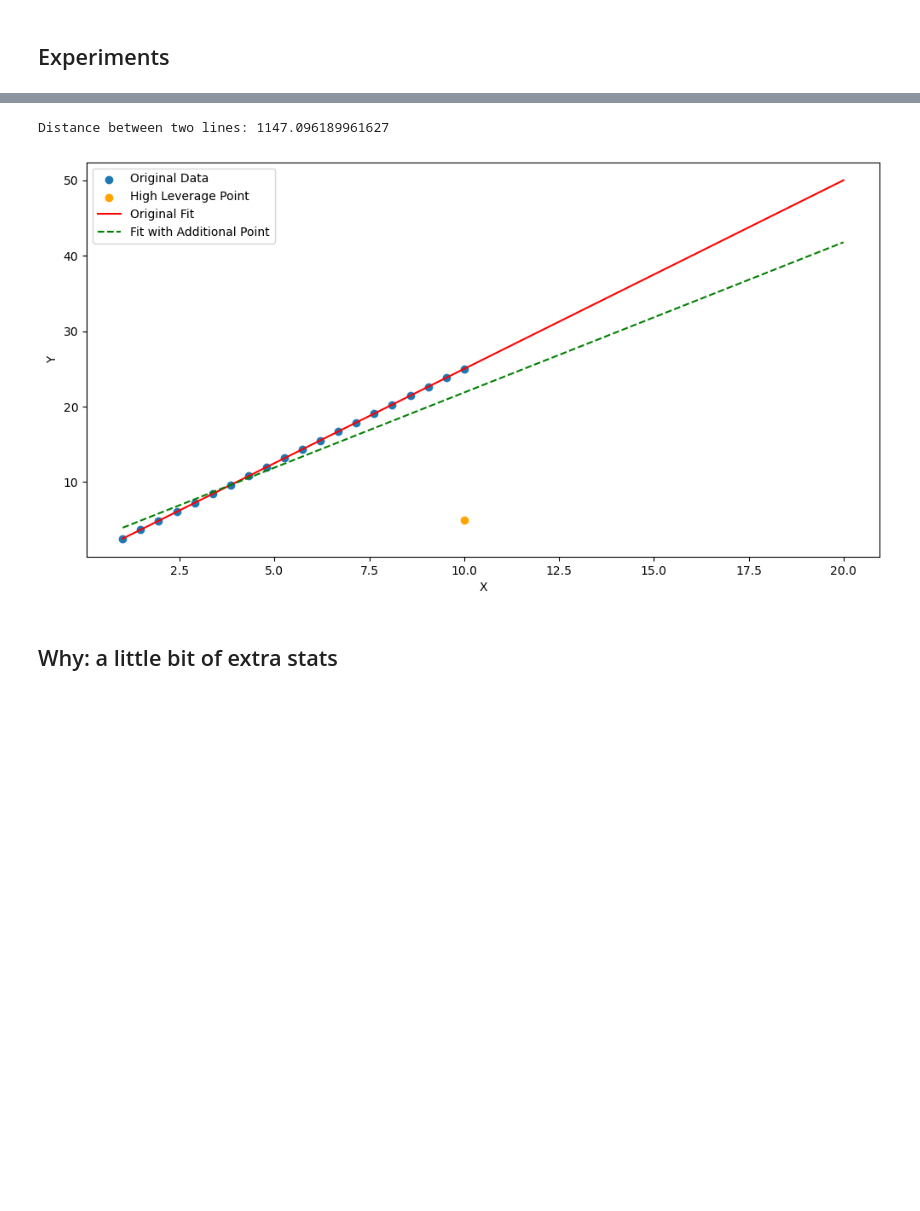
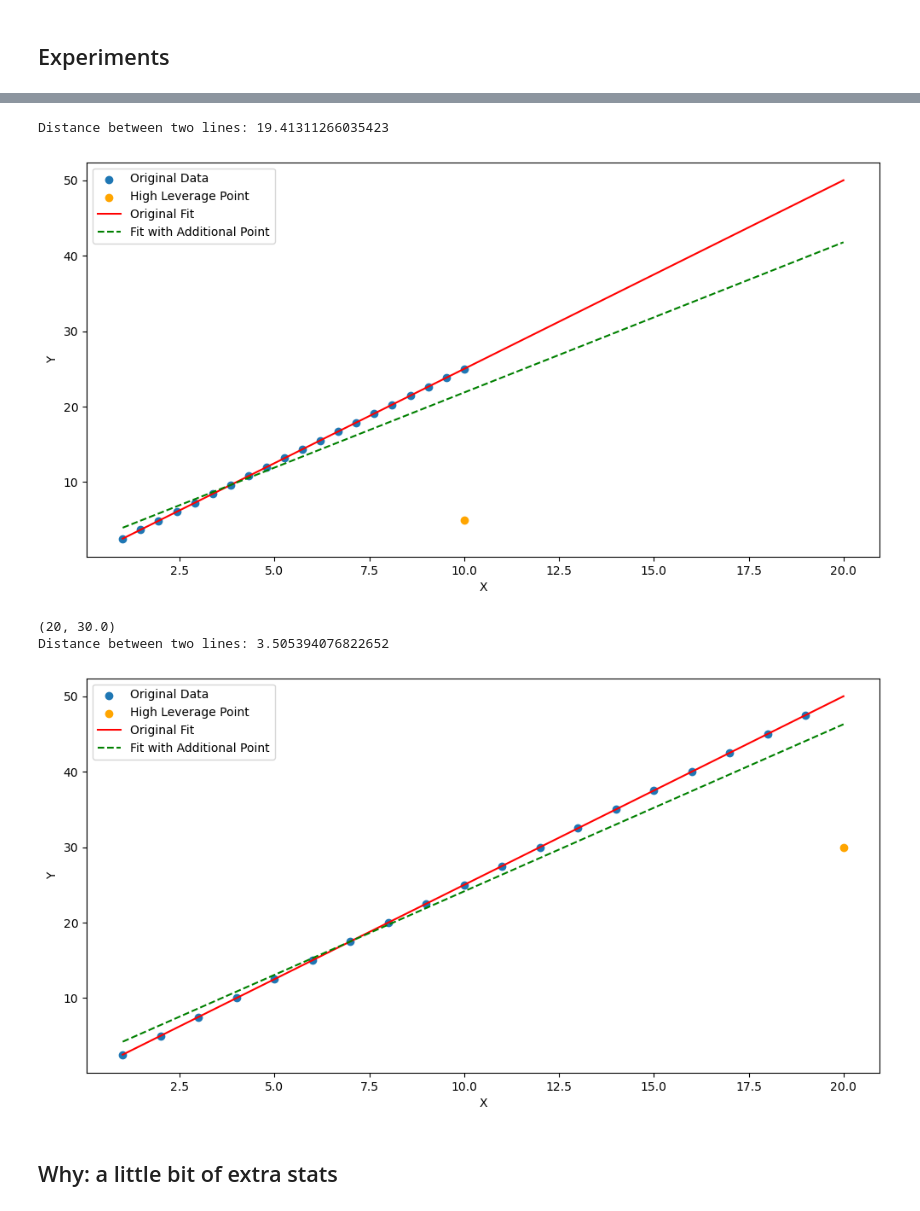
Before and after one commit to QuantEcon/reading-group-2024, a Jupyter notebook: resources/leverage.ipynb, the cells around one changed output, grey strips where cells are left out. Drawn from its saved outputs; the diff is of its cells as text; code cells hidden in the pictures; blank space fills up the shorter version.

```diff
--- a/resources/leverage.ipynb
+++ b/resources/leverage.ipynb
@@ -13,33 +13,34 @@ y = 2.5 * X
 adjusted_y = lambda x: 2.5 * x - 20
 # %%
 def plot_leverage(X, y, new_point):
-
-    def linear_function(x, a, b):
-        return a * x + b
+    X = X.reshape(-1, 1)  # Reshape for sklearn model
 
     # Add a new leverage point
-    X_leverage = np.append(X, new_point[0])
+    X_leverage = np.append(X, new_point[0]).reshape(-1, 1)
     y_leverage = np.append(y, new_point[1])
 
+    # Initialize the model
+    model = LinearRegression()
+    model_leverage = LinearRegression()
+
     # Fit the models
-    params, _ = curve_fit(linear_function, X, y)
-    params_leverage, _ = curve_fit(linear_function,
-                                   X_leverage, y_leverage)
+    model.fit(X, y)
+    model_leverage.fit(X_leverage, y_leverage)
 
+    # Generate X values for plotting
+    X_graph = np.linspace(1, 20, 100).reshape(-1, 1)
+
+    # Predict y values
+    y_pred = model.predict(X_graph)
+    y_pred_leverage = model_leverage.predict(X_graph)
 
     plt.figure(figsize=(12, 6))
     plt.scatter(X, y, label='Original Data')
-    plt.scatter(new_point[0], new_point[1], color='orange',
-                label='High Leverage Point',
-                zorder=5)
-    X_graph = np.linspace(1, 20, 100)
+    plt.scatter(new_point[0], new_point[1], color='orange', label='High Leverage Point', zorder=5)
+    plt.plot(X_graph, y_pred, 'r', label='Original Fit')
+    plt.plot(X_graph, y_pred_leverage, 'g--', label='Fit with Additional Point')
 
-    lf = linear_function(X_graph, *params)
-    lf_lev = linear_function(X_graph, *params_leverage)
-    plt.plot(X_graph, lf, 'r', label='Original Fit')
-    plt.plot(X_graph, lf_lev, 'g--', label='Fit with Additional Point')
-
-    print('Distance between two lines:', sum(lf - lf_lev)**2/len(lf))
+    print('Distance between two lines:', np.sum((y_pred - y_pred_leverage) ** 2) / len(y_pred))
 
     plt.xlabel('X')
     plt.ylabel('Y')
@@ -57,8 +58,18 @@ outlier = 10, adjusted_y(10)
 
 plot_leverage(X, y, outlier)
 # %% [output]
-Distance between two lines: 1147.096189961627
+Distance between two lines: 19.41311266035423
 [figure]
+# %%
+low_leverage = 20, adjusted_y(20)
+print(low_leverage)
+X_interp = np.linspace(1, 19, 19)
+y = 2.5 * X_interp
+plot_leverage(X_interp, y, low_leverage)
+# %% [output]
+(20, 30.0)
+Distance between two lines: 3.505394076822652
+[figure, added]
 # %% [markdown]
 ## Why: a little bit of extra stats
 # %% [markdown]
```
Also changed, not shown: parts of 5 cells of this notebook.
